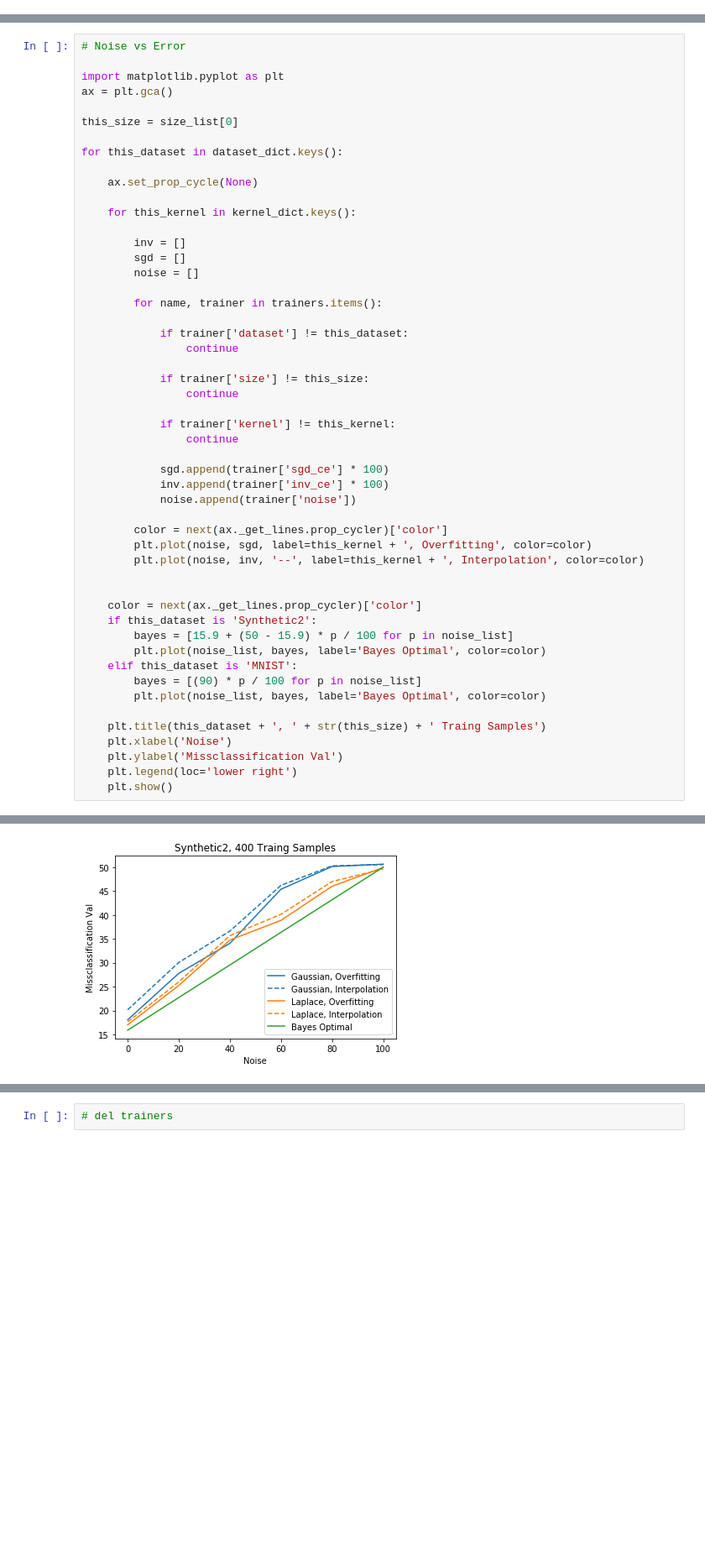
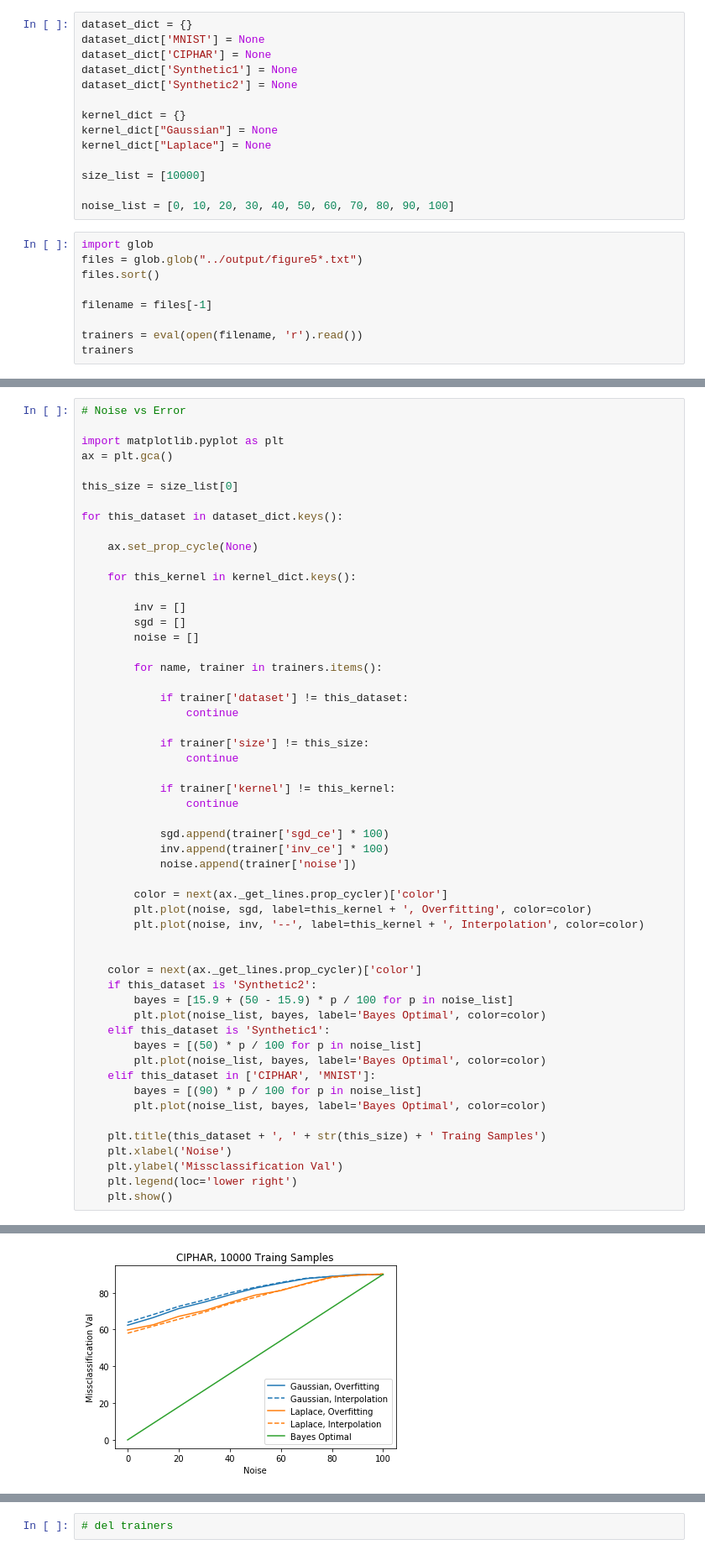
Before and after one commit to johannespitz/kernel-overfitting, a Jupyter notebook: notebooks/Figure5.ipynb, the cells around one changed output, grey strips where cells are left out. Shown at 84% size. Cells and saved outputs as stored; diff of their text form; blank space fills up the shorter version.

```diff
--- a/notebooks/Figure5.ipynb
+++ b/notebooks/Figure5.ipynb
@@ -118,0 +1,23 @@ Done
+# %%
+dataset_dict = {}
+dataset_dict['MNIST'] = None
+dataset_dict['CIPHAR'] = None
+dataset_dict['Synthetic1'] = None
+dataset_dict['Synthetic2'] = None
+
+kernel_dict = {}
+kernel_dict["Gaussian"] = None
+kernel_dict["Laplace"] = None
+
+size_list = [10000]
+
+noise_list = [0, 10, 20, 30, 40, 50, 60, 70, 80, 90, 100]
+# %%
+import glob
+files = glob.glob("../output/figure5*.txt")
+files.sort()
+
+filename = files[-1]
+
+trainers = eval(open(filename, 'r').read())
+trainers
@@ -158,7 +81,10 @@ for this_dataset in dataset_dict.keys():
     if this_dataset is 'Synthetic2':
         bayes = [15.9 + (50 - 15.9) * p / 100 for p in noise_list]
         plt.plot(noise_list, bayes, label='Bayes Optimal', color=color)
-    elif this_dataset is 'MNIST':
+    elif this_dataset is 'Synthetic1':
+        bayes = [(50) * p / 100 for p in noise_list]
+        plt.plot(noise_list, bayes, label='Bayes Optimal', color=color)
+    elif this_dataset in ['CIPHAR', 'MNIST']:
         bayes = [(90) * p / 100 for p in noise_list]
         plt.plot(noise_list, bayes, label='Bayes Optimal', color=color)
 
@@ -172 +98 @@ for this_dataset in dataset_dict.keys():
-[figure, old version]
+[figure, new version]
```
Also changed, not shown: parts of 6 cells of this notebook, 2 other files.
